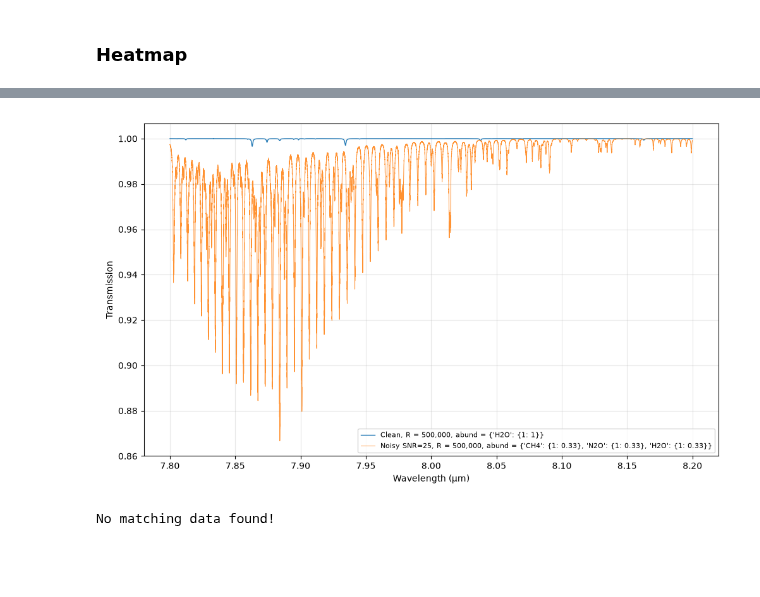
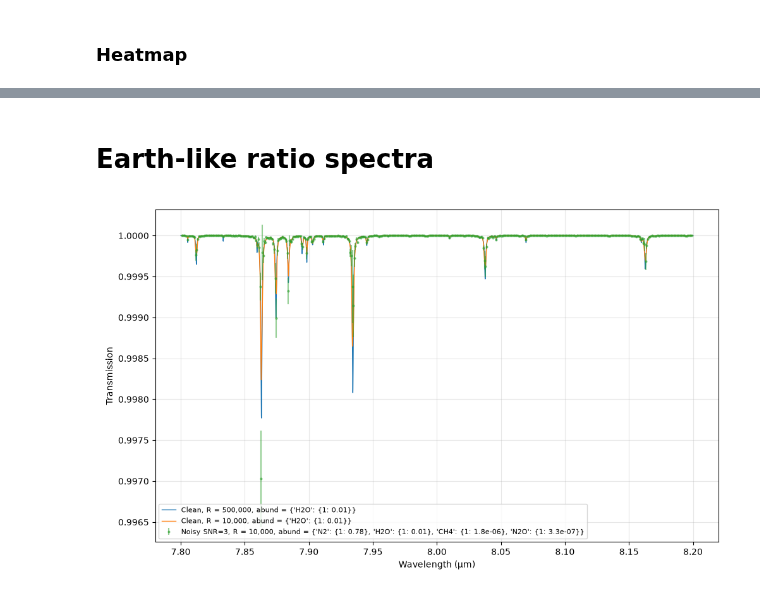
Before and after one commit to zanecollins/sgl_science_case, a Jupyter notebook: sgl_science_case/notebooks/summer_26_isotope_tests_cc.ipynb, the cells around one changed output, grey strips where cells are left out. Drawn from its saved outputs; the diff is of its cells as text; code cells hidden in the pictures; blank space fills up the shorter version.

```diff
--- a/sgl_science_case/notebooks/summer_26_isotope_tests_cc.ipynb
+++ b/sgl_science_case/notebooks/summer_26_isotope_tests_cc.ipynb
@@ -659,7 +642,7 @@ def plot_spectra_grid(df, cases):
 #### Create hi-res parent spectra
 # %%
 parent_dwn = 0.0005
-molecules = ['CH4', 'H2O', 'N2O']
+molecules = ['CH4', 'H2O', 'N2O', 'N2']
 molecule_params = {'CH4': [1], 'H2O': [1], 'N2O': [1], 'N2': [1]}
 # %%
 # 1. Compute the high-resolution parent spectrum once
@@ -720,15 +693,26 @@ print(f"✅ Loaded parent_dict with resolutions: {list(parent_dict.keys())}")
 # %%
 # Define the abundance scenarios you want to test
 abundance_scenarios = [
-        {'CH4': {1: 1.0}},           # Pure 12CH4
-        {'H2O': {1:1}},
-        {'N2O': {1:1}},
-        {'CH4': {1:0.33}, 'N2O': {1:0.33}, 'H2O': {1:0.33}}
+    # 1. Pure species (for template testing)
+    {'N2': {1: 1.0}},                    # Dry air background
+    {'H2O': {1: 1.0}},                   # Pure water (not realistic but useful)
+    {'CH4': {1: 1.0}},                   # Pure methane
+    {'N2O': {1: 1.0}},                   # Pure nitrous oxide
+    {'N2': {1: 0.78}},
+    {'H2O': {1: 0.01}},
+    {'CH4': {1: 1.8e-6}},
+    {'N2O': {1: 3.3e-7}},  # Full trace-gas mix
 
-]
+    # 2. Realistic Earth-like mixes
+    {'N2': {1: 0.78}, 'H2O': {1: 0.01}},                    # Dry-ish air + water vapor
+    {'N2': {1: 0.78}, 'H2O': {1: 0.01}, 'CH4': {1: 1.8e-6}}, # + methane
+    {'N2': {1: 0.78}, 'H2O': {1: 0.01}, 'CH4': {1: 1.8e-6}, 'N2O': {1: 3.3e-7}},  # Full trace-gas mix
 
 
 
+    # 3. Equal-weight test case (your previous style, but now with N2)
+    {'N2': {1: 0.25}, 'H2O': {1: 0.25}, 'CH4': {1: 0.25}, 'N2O': {1: 0.25}},
+]
 
 df_results = run_full_isotope_cross_correlation(
     parent_dict=parent_dict,
@@ -880,33 +901,26 @@ df_results
+# %% [markdown]
+# Earth-like ratio spectra
 # %%
-plt.cla()
+# plt.cla(){'N2': {1: 0.78}, 'H2O': {1: 0.01}, 'CH4': {1: 1.8e-06}, 'N2O': {1: 3.3e-07}}
 
 cases = [
     # {'resolution': 500000,  'snr': 0,  'data_abundances': {'CH4': {1:1}}}, # Template A
     # {'resolution': 500000, 'snr': 0, 'data_abundances': {'N2O': {1: 1}}}, # Template B
-        {'resolution': 500000, 'snr': 0, 'data_abundances': {'H2O': {1: 1}}}, # Template B
-    {'resolution': 500000, 'snr': 25, 'data_abundances': {'CH4': {1:0.33}, 'N2O': {1:0.33}, 'H2O': {1:0.33}}}, # Data
+    # {'resolution': 500000, 'snr': 0, 'data_abundances': {'CH4': {1: 1}}}, # Template B
+    # {'resolution': 500000, 'snr': 0, 'data_abundances': {'N2O': {1: 1}}}, # Template B
+
+    {'resolution': 500000, 'snr': 0, 'data_abundances': {'H2O': {1: 0.01}}}, # Template A
+    {'resolution': 10000, 'snr': 0, 'data_abundances': {'H2O': {1: 0.01}}}, # Template A
+
+    # {'resolution': 500000, 'snr': 0, 'data_abundances': {'CH4': {1: 1.8e-6}}}, # Template B
+    # {'resolution': 500000, 'snr': 0, 'data_abundances': {'N2O': {1: 3.3e-7}}}, # Template B
+
+    # {'resolution': 500000, 'snr': 25, 'data_abundances': {'N2': {1: 0.25}, 'H2O': {1: 0.25}, 'CH4': {1: 0.25}, 'N2O': {1: 0.25}}},
+    {'resolution': 10000, 'snr': 3, 'data_abundances': {'N2': {1: 0.78}, 'H2O': {1: 0.01}, 'CH4': {1: 1.8e-06}, 'N2O': {1: 3.3e-07}}}, # earth-like mix
+    # {'resolution': 500000, 'snr': 5, 'data_abundances': {'N2': {1: 0.78}, 'H2O': {1: 0.01}, 'CH4': {1: 1.8e-06}, 'N2O': {1: 3.3e-07}}} # earth-like mix
+
 ]
 
-plot_spectra_grid(df_results, cases)
+plot_spectra_grid(df_results, cases, error_bars=True)
 # %% [output]
-[figure, old version]
+[figure, new version]
-# %%
-resolution_to_plot = 1000
-snr_to_plot = 10
-
-data_abundances = {'CH4': {1: 0.95, 2: 0.05}}
-template_a = {'CH4': {1: 1.0, 2: 0.0}}
-template_b = {'CH4': {1: 0.5, 2: 0.5}}
-
-plot_ccf_comparison(
-    df=df_results,
-    resolution=resolution_to_plot,
-    snr=snr_to_plot,
-    data_abundances=data_abundances,
-    template_a=template_a,
-    template_b=template_b,
-    show_error_bars=False,
-    ccf_snr=False
-)
-# %% [output]
-No matching data found!
```
Also changed, not shown: parts of 10 cells of this notebook, 4 other files.
